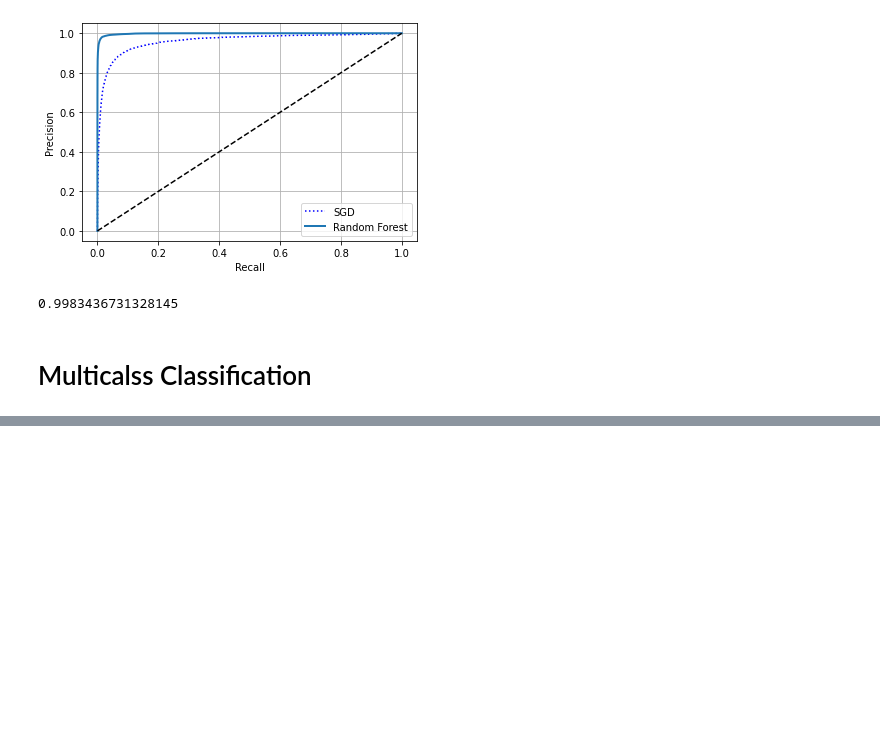
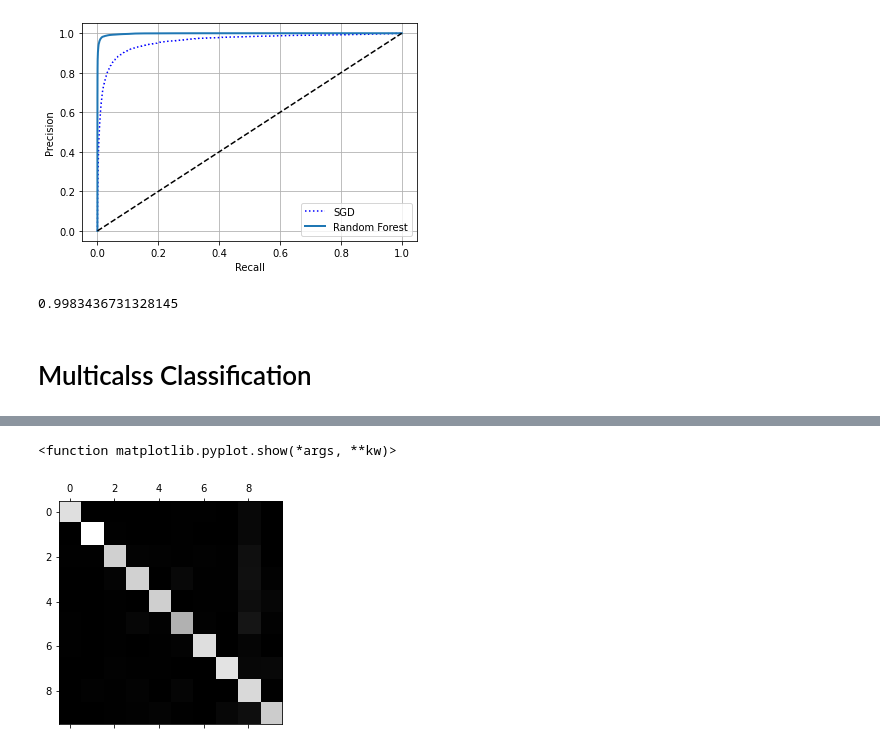
Before and after one commit to mmcd2886/MNIST_classification_ML, a Jupyter notebook: classification_MNIST.ipynb, the cells around one changed output, grey strips where cells are left out. Drawn from its saved outputs; the diff is of its cells as text; code cells hidden in the pictures; blank space fills up the shorter version.

```diff
--- a/classification_MNIST.ipynb
+++ b/classification_MNIST.ipynb
@@ -269,0 +292,8 @@ roc_auc_score(y_train_5, y_scores_forest)
+# %%
+#possible to force One vs One or One vs Rest classifier.
+#code below creates a multiclass classifier using the OvR strategy
+from sklearn.multiclass import OneVsRestClassifier
+ovr_clf = OneVsRestClassifier(SVC())
+ovr_clf.fit(X_train, y_train)
+ovr_clf.predict([some_digit])
+len(ovr_clf.estimators_)
@@ -269,0 +302,4 @@ roc_auc_score(y_train_5, y_scores_forest)
+# %%
+#Train SGDClassifier
+sgd_clf.fit(X_train, y_train)
+sgd_clf.predict([some_digit])
@@ -269,0 +323,6 @@ roc_auc_score(y_train_5, y_scores_forest)
+# %%
+#scale the inputs to increase accuracy
+from sklearn.preprocessing import StandardScaler
+scaler = StandardScaler()
+X_train_scaled = scaler.fit_transform(X_train.astype(np.float64))
+cross_val_score(sgd_clf, X_train_scaled, y_train, cv=3, scoring="accuracy")
@@ -269,0 +333,5 @@ roc_auc_score(y_train_5, y_scores_forest)
+# %%
+#Make prediction using cross_val_predict() then call the confusion_matrix()
+y_train_pred = cross_val_predict(sgd_clf, X_train_scaled, y_train, cv=3)
+conf_mx = confusion_matrix(y_train, y_train_pred)
+conf_mx
@@ -269,0 +349,7 @@ roc_auc_score(y_train_5, y_scores_forest)
+# %%
+#To simplify, create an image representation of the confusion matrix
+plt.matshow(conf_mx, cmap=plt.cm.gray)
+plt.show
+# %% [output]
+<function matplotlib.pyplot.show(*args, **kw)>
+[figure, added]
```
Also changed, not shown: parts of 24 cells of this notebook.
